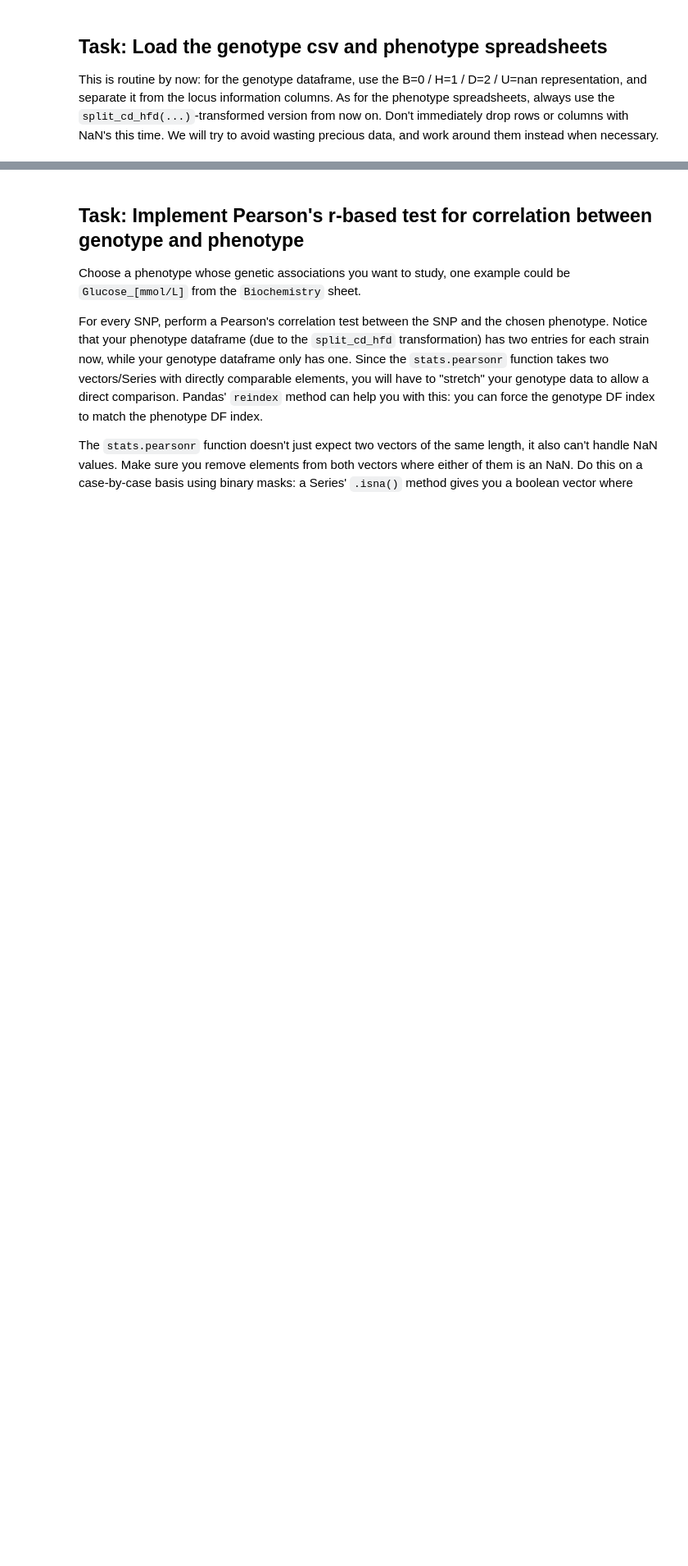
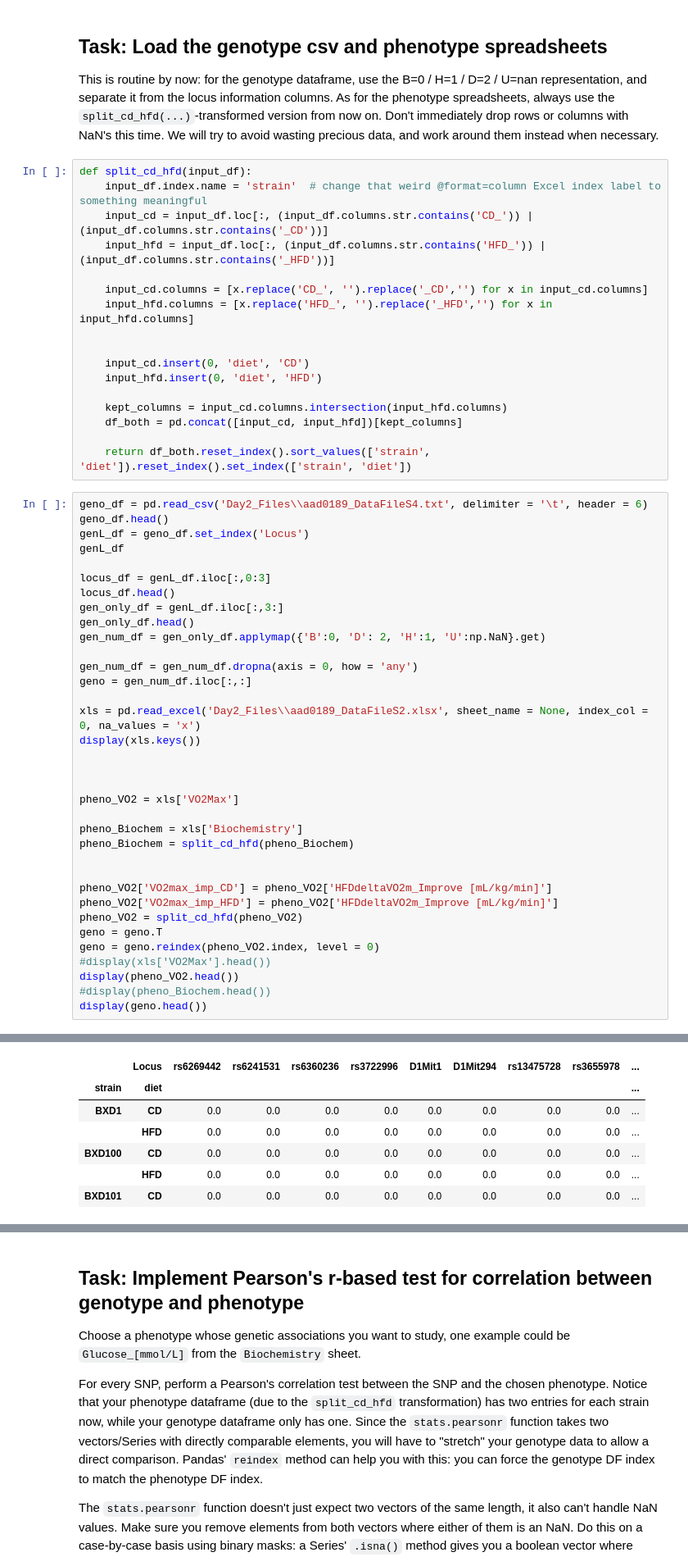
Before and after one commit to Osrip/Integrated_Bioinformatics, a Jupyter notebook: IntegratedBioinformatics/notebooks/Day4_GWAS_Quantitative.ipynb, the cells around one changed output, grey strips where cells are left out. Shown: that part at 82% size. Cells and saved outputs as stored; diff of their text form; blank space fills up the shorter version.

```diff
--- a/IntegratedBioinformatics/notebooks/Day4_GWAS_Quantitative.ipynb
+++ b/IntegratedBioinformatics/notebooks/Day4_GWAS_Quantitative.ipynb
@@ -7,3 +18,56 @@ The phenotype data provided in the multi-omics publication is not categorical. W
 ## Task: Load the genotype csv and phenotype spreadsheets
 This is routine by now: for the genotype dataframe, use the B=0 / H=1 / D=2 / U=nan representation, and separate it from the locus information columns. As for the phenotype spreadsheets, always use the `split_cd_hfd(...)`-transformed version from now on.
 Don't immediately drop rows or columns with NaN's this time. We will try to avoid wasting precious data, and work around them instead when necessary.
+# %%
+def split_cd_hfd(input_df):
+    input_df.index.name = 'strain'  # change that weird @format=column Excel index label to something meaningful
+    input_cd = input_df.loc[:, (input_df.columns.str.contains('CD_')) | (input_df.columns.str.contains('_CD'))]
+    input_hfd = input_df.loc[:, (input_df.columns.str.contains('HFD_')) | (input_df.columns.str.contains('_HFD'))]
+
+    input_cd.columns = [x.replace('CD_', '').replace('_CD','') for x in input_cd.columns]
+    input_hfd.columns = [x.replace('HFD_', '').replace('_HFD','') for x in input_hfd.columns]
+
+
+    input_cd.insert(0, 'diet', 'CD')
+    input_hfd.insert(0, 'diet', 'HFD')
+
+    kept_columns = input_cd.columns.intersection(input_hfd.columns)
+    df_both = pd.concat([input_cd, input_hfd])[kept_columns]
+
+    return df_both.reset_index().sort_values(['strain', 'diet']).reset_index().set_index(['strain', 'diet'])
+# %%
+geno_df = pd.read_csv('Day2_Files\\aad0189_DataFileS4.txt', delimiter = '\t', header = 6)
+geno_df.head()
+genL_df = geno_df.set_index('Locus')
+genL_df
+
+locus_df = genL_df.iloc[:,0:3]
+locus_df.head()
+gen_only_df = genL_df.iloc[:,3:]
+gen_only_df.head()
+gen_num_df = gen_only_df.applymap({'B':0, 'D': 2, 'H':1, 'U':np.NaN}.get)
+
+gen_num_df = gen_num_df.dropna(axis = 0, how = 'any')
+geno = gen_num_df.iloc[:,:]
+
+xls = pd.read_excel('Day2_Files\\aad0189_DataFileS2.xlsx', sheet_name = None, index_col = 0, na_values = 'x')
+display(xls.keys())
+
+
+
+pheno_VO2 = xls['VO2Max']
+
+pheno_Biochem = xls['Biochemistry']
+pheno_Biochem = split_cd_hfd(pheno_Biochem)
+
+
+pheno_VO2['VO2max_imp_CD'] = pheno_VO2['HFDdeltaVO2m_Improve [mL/kg/min]']
+pheno_VO2['VO2max_imp_HFD'] = pheno_VO2['HFDdeltaVO2m_Improve [mL/kg/min]']
+pheno_VO2 = split_cd_hfd(pheno_VO2)
+geno = geno.T
+geno = geno.reindex(pheno_VO2.index, level = 0)
+#display(xls['VO2Max'].head())
+display(pheno_VO2.head())
+#display(pheno_Biochem.head())
+display(geno.head())
+# %% [output]
@@ -9,0 +82,7 @@ Don't immediately drop rows or columns with NaN's this time. We will try to avoi
+|  | Locus | rs6269442 | rs6241531 | rs6360236 | rs3722996 | D1Mit1 | D1Mit294 | rs13475728 | rs3655978 | ... |
+| strain | diet |  |  |  |  |  |  |  |  | ... |
+| BXD1 | CD | 0.0 | 0.0 | 0.0 | 0.0 | 0.0 | 0.0 | 0.0 | 0.0 | ... |
+|  | HFD | 0.0 | 0.0 | 0.0 | 0.0 | 0.0 | 0.0 | 0.0 | 0.0 | ... |
+| BXD100 | CD | 0.0 | 0.0 | 0.0 | 0.0 | 0.0 | 0.0 | 0.0 | 0.0 | ... |
+|  | HFD | 0.0 | 0.0 | 0.0 | 0.0 | 0.0 | 0.0 | 0.0 | 0.0 | ... |
+| BXD101 | CD | 0.0 | 0.0 | 0.0 | 0.0 | 0.0 | 0.0 | 0.0 | 0.0 | ... |
```
Also changed, not shown: parts of 14 cells of this notebook.
